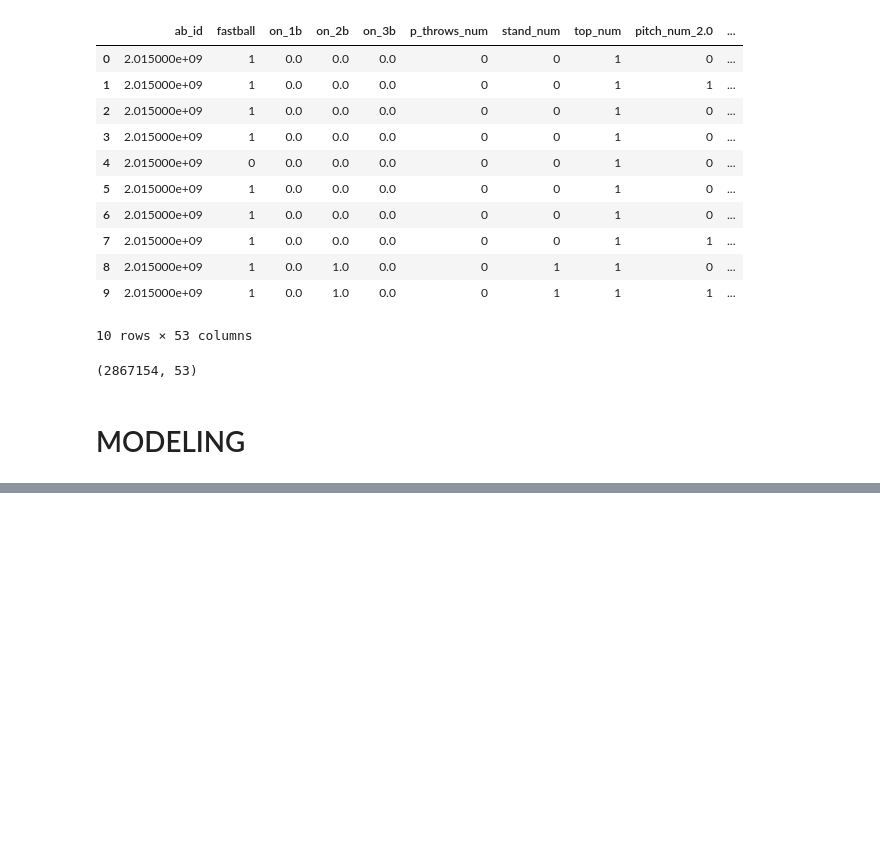
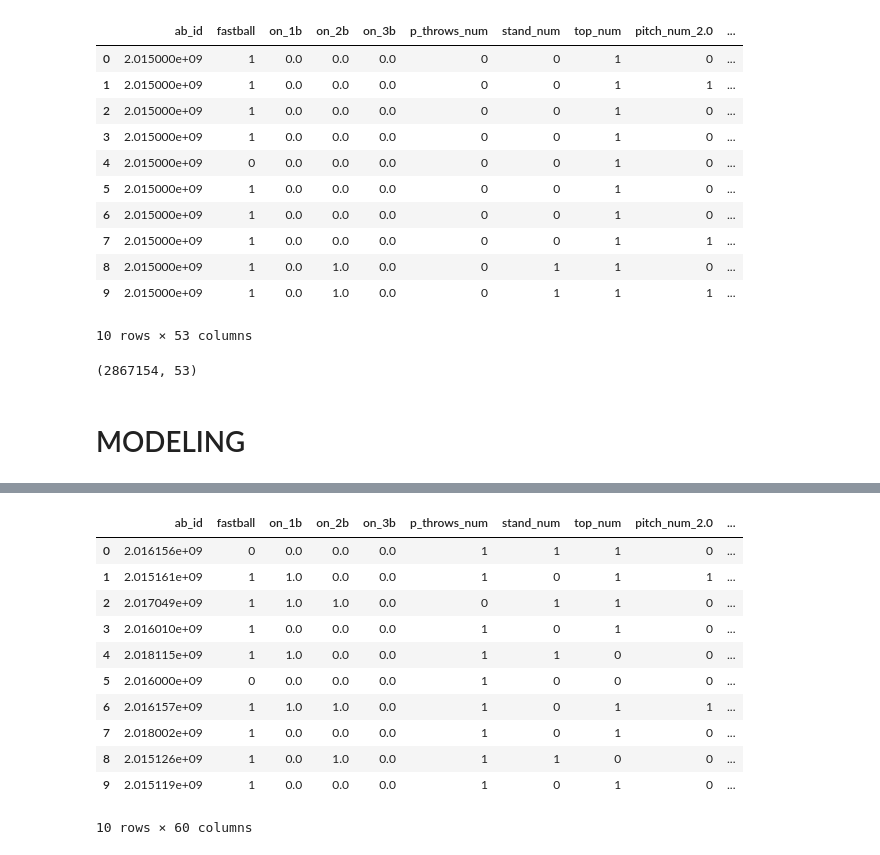
Before and after one commit to imartinez96/Predicting_Next_Pitch, a Jupyter notebook: Predicting pitch type.ipynb, the cells around one changed output, grey strips where cells are left out. Cells and saved outputs as stored; diff of their text form; code cells hidden in the pictures; blank space fills up the shorter version.

```diff
--- a/Predicting pitch type.ipynb
+++ b/Predicting pitch type.ipynb
@@ -1083,0 +1310,4 @@ df_model = pd.concat([df_model, df_dummies], axis=1)
+# %%
+#Create dict with values to replace
+values = {'pitch_type': 'UN', 'px': 0, 'pz': 0, 'pitch_type_prev': 'UN' ,'px_prev': 0, 'pz_prev': 0}
+df_sample.replace(np.nan, values, inplace = True)
@@ -1086,20 +1326,7 @@ df_model = pd.concat([df_model, df_dummies], axis=1)
 df_prev_pitch['pz_prev'] = df_prev_pitch['pz_prev'].replace(0.000000, np.nan)
 df_prev_pitch['pz_prev'] = df_prev_pitch['pz_prev'].replace(2.250000, np.nan)
 
-# create dataframe of only outlier values and use that dataframe index to iterate and convert values in df_prev_pitch
-df_outlier = df_prev_pitch[df_prev_pitch['pz_prev'] > 5]
-for row in df_outlier.index:
-    df_prev_pitch.loc[row, 'pz_prev'] = 5
+# find outlier values and convert values in df_sample
 
-df_outlier = df_prev_pitch[df_prev_pitch['pz_prev'] < -1]
-for row in df_outlier.index:
-    df_prev_pitch.loc[row, 'pz_prev'] = -1
-
-# divide pz_prev values into 15 bins
-df_prev_pitch['pz_prev'] = pd.cut(df_prev_pitch['pz_prev'], 15)
-
-# create dummy variables [NOTE - pd.get_dummies automatically drops NaN values]
-df_dummies = pd.get_dummies(df_prev_pitch['pz_prev'], prefix='pz_prev')
-
-# add dummy variables to model dataframe
-df_model = pd.concat([df_model, df_dummies], axis=1)
+df_sample.loc[(df_sample['pz_prev'] > 5), 'pz_prev'] = 5
+df_sample.loc[(df_sample['pz_prev'] < -1), 'pz_prev'] = -1
@@ -1110,6 +1333,26 @@ df_model.shape
-# %%
-# new sample dataframe
-df_sample = df_model.sample(145000, random_state=6)
-
-# verify the fastball/non-fastball split
-df_sample['fastball'].sum() / len(df_sample)
+# %%
+# create a duplicate pitch type column
+df_sample['fastball'] = df_sample['pitch_type']
+
+# replace all fastballs with a value of FF in duplicate column
+df_sample['fastball'] = df_sample['fastball'].replace('FT', 'FF')
+df_sample['fastball'] = df_sample['fastball'].replace('FC', 'FF')
+df_sample['fastball'] = df_sample['fastball'].replace('FA', 'FF')
+
+# populate the fastball column with the correct values
+df_sample['fastball'] = np.where(df_sample['fastball'] == 'FF', 1, 0)
+# %%
+df_sample.head(10)
+# %% [output]
+|  | ab_id | fastball | on_1b | on_2b | on_3b | p_throws_num | stand_num | top_num | pitch_num_2.0 | ... |
+| 0 | 2.016156e+09 | 0 | 0.0 | 0.0 | 0.0 | 1 | 1 | 1 | 0 | ... |
+| 1 | 2.015161e+09 | 1 | 1.0 | 0.0 | 0.0 | 1 | 0 | 1 | 1 | ... |
+| 2 | 2.017049e+09 | 1 | 1.0 | 1.0 | 0.0 | 0 | 1 | 1 | 0 | ... |
+| 3 | 2.016010e+09 | 1 | 0.0 | 0.0 | 0.0 | 1 | 0 | 1 | 0 | ... |
+| 4 | 2.018115e+09 | 1 | 1.0 | 0.0 | 0.0 | 1 | 1 | 0 | 0 | ... |
+| 5 | 2.016000e+09 | 0 | 0.0 | 0.0 | 0.0 | 1 | 0 | 0 | 0 | ... |
+| 6 | 2.016157e+09 | 1 | 1.0 | 1.0 | 0.0 | 1 | 0 | 1 | 1 | ... |
+| 7 | 2.018002e+09 | 1 | 0.0 | 0.0 | 0.0 | 1 | 0 | 1 | 0 | ... |
+| 8 | 2.015126e+09 | 1 | 0.0 | 1.0 | 0.0 | 1 | 1 | 0 | 0 | ... |
+| 9 | 2.015119e+09 | 1 | 0.0 | 0.0 | 0.0 | 1 | 0 | 1 | 0 | ... |
+10 rows × 60 columns
```
Also changed, not shown: parts of 125 cells of this notebook.
